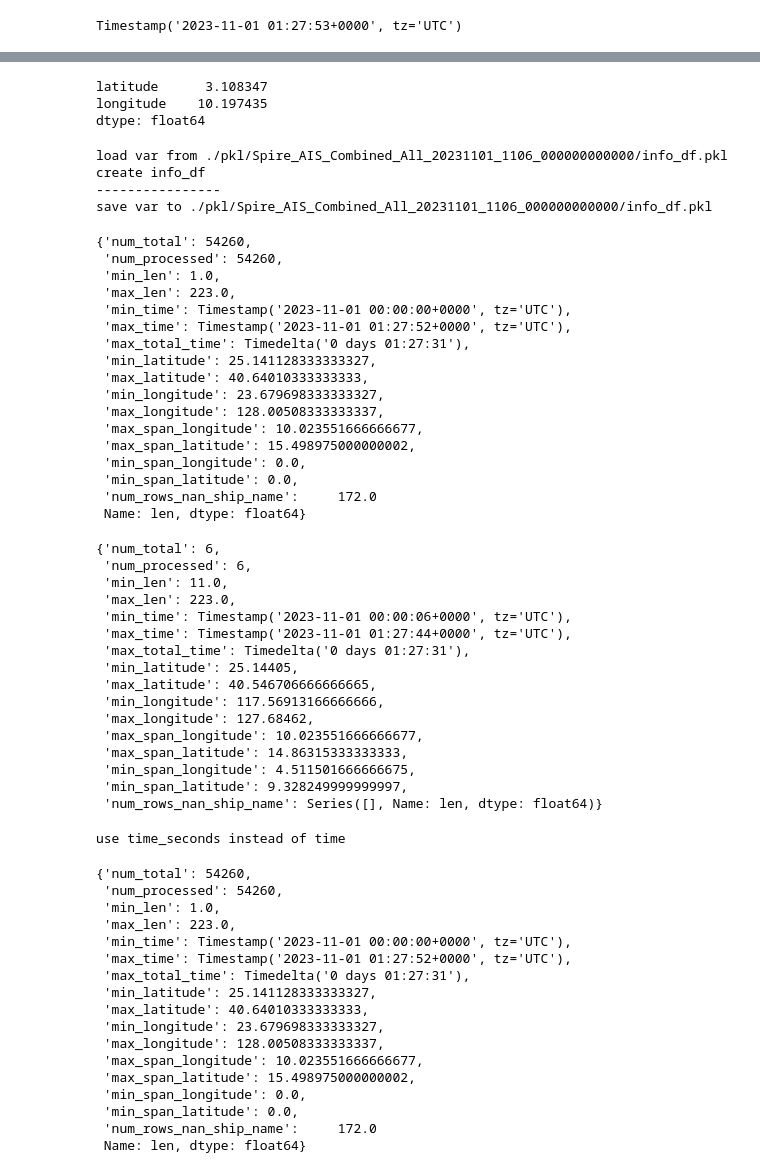
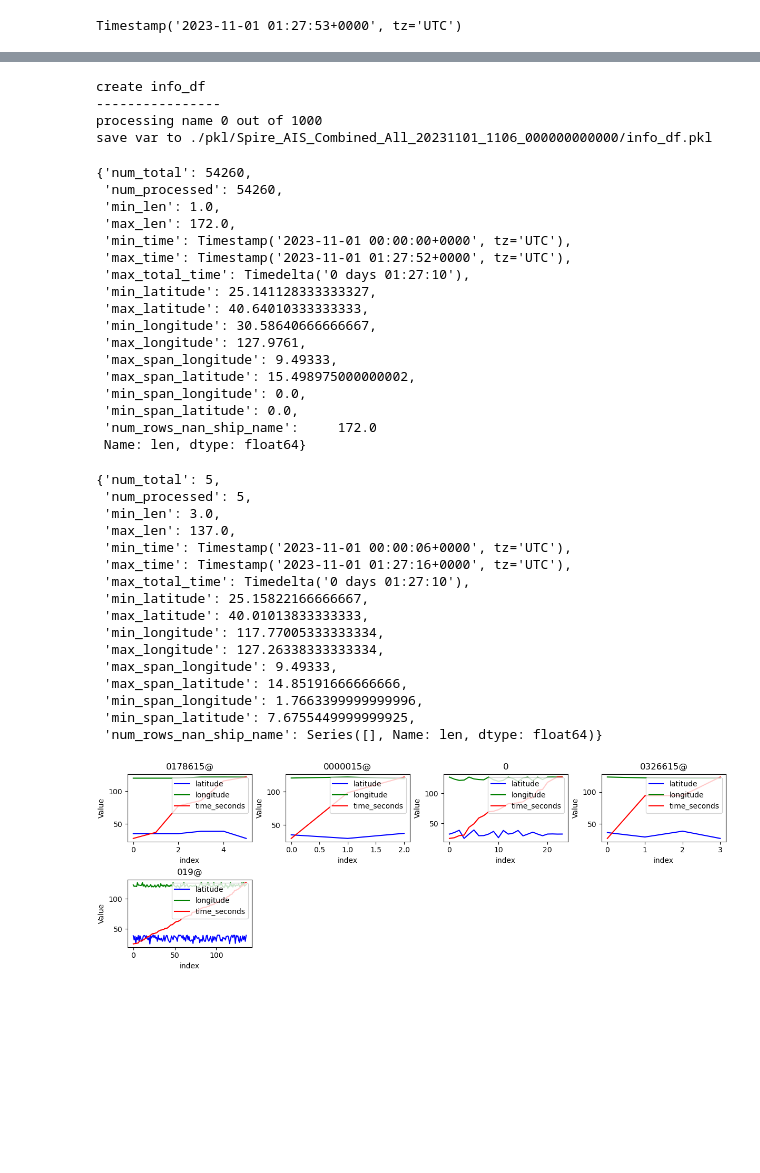
Before and after one commit to giladdanin10/tip-and-que-ships-personal, a Jupyter notebook: explore ships.ipynb, the cells around one changed output, grey strips where cells are left out. Saved outputs shown, nothing was run; the diff lists cells and outputs as text; code cells hidden in the pictures; blank space fills up the shorter version.

Commit message:
before modifying all plot functions

```diff
--- a/explore ships.ipynb
+++ b/explore ships.ipynb
@@ -33,7 +34,7 @@ params['columns_list_keep'] = None
 params['filter_vessels_df_dic'] = {
         'max_time_diff[mins]':['<=',30]
         }
-params['reload_level'] = 3
+params['reload_level'] = 2
 params['reload_df_filt'] = False
 params['reload_vessels'] = True
 params['save_folder_base'] = './pkl'
@@ -107,17 +108,10 @@ ships.get_ship_stats('4039_2')
-# %%
-min_values = df.loc[:,['latitude','longitude']].min()
-min_values
-# %% [output]
-latitude      3.108347
-longitude    10.197435
-dtype: float64
 # %%
 # example
-info_df = ships.create_info_df(num_lines=4000,reset=False)
+info_df = ships.create_info_df(num_lines=1000,reset=True)
 # %% [output]
-load var from ./pkl/Spire_AIS_Combined_All_20231101_1106_000000000000/info_df.pkl
 create info_df
 ----------------
+processing name 0 out of 1000
 save var to ./pkl/Spire_AIS_Combined_All_20231101_1106_000000000000/info_df.pkl
 # %%
 ships.get_info_df_summary()
@@ -125,15 +119,15 @@ ships.get_info_df_summary()
 {'num_total': 54260,
  'num_processed': 54260,
  'min_len': 1.0,
- 'max_len': 223.0,
+ 'max_len': 172.0,
  'min_time': Timestamp('2023-11-01 00:00:00+0000', tz='UTC'),
  'max_time': Timestamp('2023-11-01 01:27:52+0000', tz='UTC'),
- 'max_total_time': Timedelta('0 days 01:27:31'),
+ 'max_total_time': Timedelta('0 days 01:27:10'),
  'min_latitude': 25.141128333333327,
  'max_latitude': 40.64010333333333,
- 'min_longitude': 23.679698333333327,
- 'max_longitude': 128.00508333333337,
- 'max_span_longitude': 10.023551666666677,
+ 'min_longitude': 30.58640666666667,
+ 'max_longitude': 127.9761,
+ 'max_span_longitude': 9.49333,
  'max_span_latitude': 15.498975000000002,
  'min_span_longitude': 0.0,
  'min_span_latitude': 0.0,
@@ -141,11 +135,11 @@ ships.get_info_df_summary()
  Name: len, dtype: float64}
 # %%
 filter_dic = {
-    'len':['>=',10],
+    'len':['>=',2],
     # 'total_time':['>=',pd.Timedelta('00:10:00')],
     # 'min_longitude':['>=',27],
     # 'max_longitude':['<=',80],
-    'span_latitude':['>=',1],
+    'span_latitude':['>=',5],
     # 'min_time':['>=',pd.Timestamp('2023-11-01 00:00:10+0000')],
     # 'max_time':['<=',pd.Timestamp('2023-11-01 01:25:00+0000')],
     'processed':['==',True],
@@ -155,44 +149,24 @@ filter_dic = {
 info_df_filtered = filter_df(ships.info_df,filter_dic)
 ships.get_info_df_summary(info_df_filtered)
 # %% [output]
-{'num_total': 6,
- 'num_processed': 6,
- 'min_len': 11.0,
- 'max_len': 223.0,
+{'num_total': 5,
+ 'num_processed': 5,
+ 'min_len': 3.0,
+ 'max_len': 137.0,
  'min_time': Timestamp('2023-11-01 00:00:06+0000', tz='UTC'),
- 'max_time': Timestamp('2023-11-01 01:27:44+0000', tz='UTC'),
- 'max_total_time': Timedelta('0 days 01:27:31'),
- 'min_latitude': 25.14405,
- 'max_latitude': 40.546706666666665,
- 'min_longitude': 117.56913166666666,
- 'max_longitude': 127.68462,
- 'max_span_longitude': 10.023551666666677,
- 'max_span_latitude': 14.86315333333333,
- 'min_span_longitude': 4.511501666666675,
- 'min_span_latitude': 9.328249999999997,
+ 'max_time': Timestamp('2023-11-01 01:27:16+0000', tz='UTC'),
+ 'max_total_time': Timedelta('0 days 01:27:10'),
+ 'min_latitude': 25.15822166666667,
+ 'max_latitude': 40.01013833333333,
+ 'min_longitude': 117.77005333333334,
+ 'max_longitude': 127.26338333333334,
+ 'max_span_longitude': 9.49333,
+ 'max_span_latitude': 14.85191666666666,
+ 'min_span_longitude': 1.7663399999999996,
+ 'min_span_latitude': 7.6755449999999925,
  'num_rows_nan_ship_name': Series([], Name: len, dtype: float64)}
 # %%
 # ships.plot_ship_data(info_df_filtered.index.to_list(),pre_process='remove_bias',x_data_type = 'time',ylim = [-10,10])
-ships.plot_ship_data(info_df_filtered.index.to_list()[:2],x_data_type = 'index',ylim = None)
+ships.plot_ship_data(info_df_filtered.index.to_list(),x_data_type = 'index',ylim = None)
 # %% [output]
-use time_seconds instead of time
+[figure, added]
-# %%
-ships.get_info_df_summary(info_df)
-# %% [output]
-{'num_total': 54260,
- 'num_processed': 54260,
- 'min_len': 1.0,
- 'max_len': 223.0,
- 'min_time': Timestamp('2023-11-01 00:00:00+0000', tz='UTC'),
- 'max_time': Timestamp('2023-11-01 01:27:52+0000', tz='UTC'),
- 'max_total_time': Timedelta('0 days 01:27:31'),
- 'min_latitude': 25.141128333333327,
- 'max_latitude': 40.64010333333333,
- 'min_longitude': 23.679698333333327,
- 'max_longitude': 128.00508333333337,
- 'max_span_longitude': 10.023551666666677,
- 'max_span_latitude': 15.498975000000002,
- 'min_span_longitude': 0.0,
- 'min_span_latitude': 0.0,
- 'num_rows_nan_ship_name':     172.0
- Name: len, dtype: float64}
```
Also changed, not shown: parts of 6 cells of this notebook, 3 other files.
